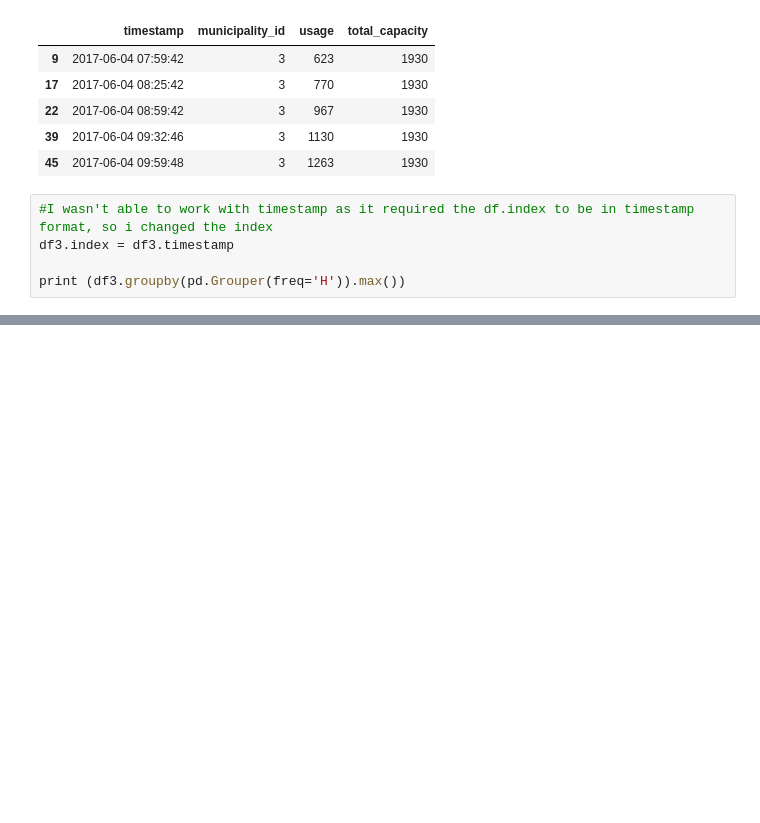
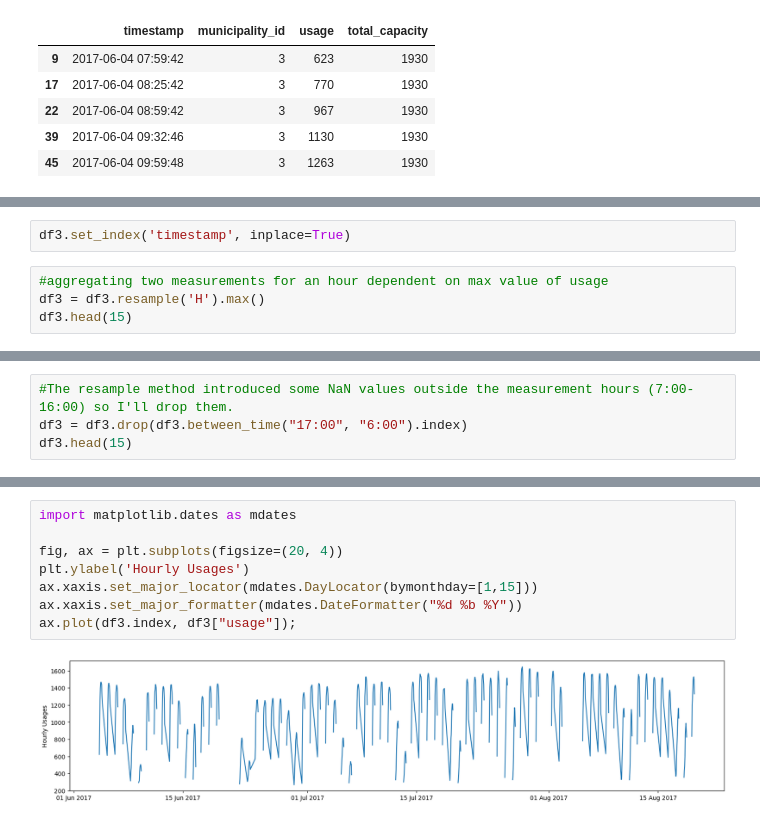
Before and after one commit to egeoeoeoeoe/BananaRepublic, a Jupyter notebook: notebooks_banana.ipynb, the cells around one changed output, grey strips where cells are left out. Saved outputs shown, nothing was run; the diff lists cells and outputs as text; blank space fills up the shorter version.

```diff
--- a/notebooks_banana.ipynb
+++ b/notebooks_banana.ipynb
@@ -21,8 +28,3 @@ df3.head()
 | 22 | 2017-06-04 08:59:42 | 3 | 967 | 1930 |
 | 39 | 2017-06-04 09:32:46 | 3 | 1130 | 1930 |
 | 45 | 2017-06-04 09:59:48 | 3 | 1263 | 1930 |
-# %%
-#I wasn't able to work with timestamp as it required the df.index to be in timestamp format, so i changed the index
-df3.index = df3.timestamp
-
-print (df3.groupby(pd.Grouper(freq='H')).max())
@@ -61,0 +31,6 @@ Name: timestamp, Length: 1307, dtype: datetime64[ns]
+# %%
+df3.set_index('timestamp', inplace=True)
+# %%
+#aggregating two measurements for an hour dependent on max value of usage
+df3 = df3.resample('H').max()
+df3.head(15)
@@ -61,0 +55,4 @@ Name: timestamp, Length: 1307, dtype: datetime64[ns]
+# %%
+#The resample method introduced some NaN values outside the measurement hours (7:00-16:00) so I'll drop them.
+df3 = df3.drop(df3.between_time("17:00", "6:00").index)
+df3.head(15)
@@ -61,0 +77,10 @@ Name: timestamp, Length: 1307, dtype: datetime64[ns]
+# %%
+import matplotlib.dates as mdates
+
+fig, ax = plt.subplots(figsize=(20, 4))
+plt.ylabel('Hourly Usages')
+ax.xaxis.set_major_locator(mdates.DayLocator(bymonthday=[1,15]))
+ax.xaxis.set_major_formatter(mdates.DateFormatter("%d %b %Y"))
+ax.plot(df3.index, df3["usage"]);
+# %% [output]
+[figure, added]
```
Also changed, not shown: parts of 8 cells of this notebook.
